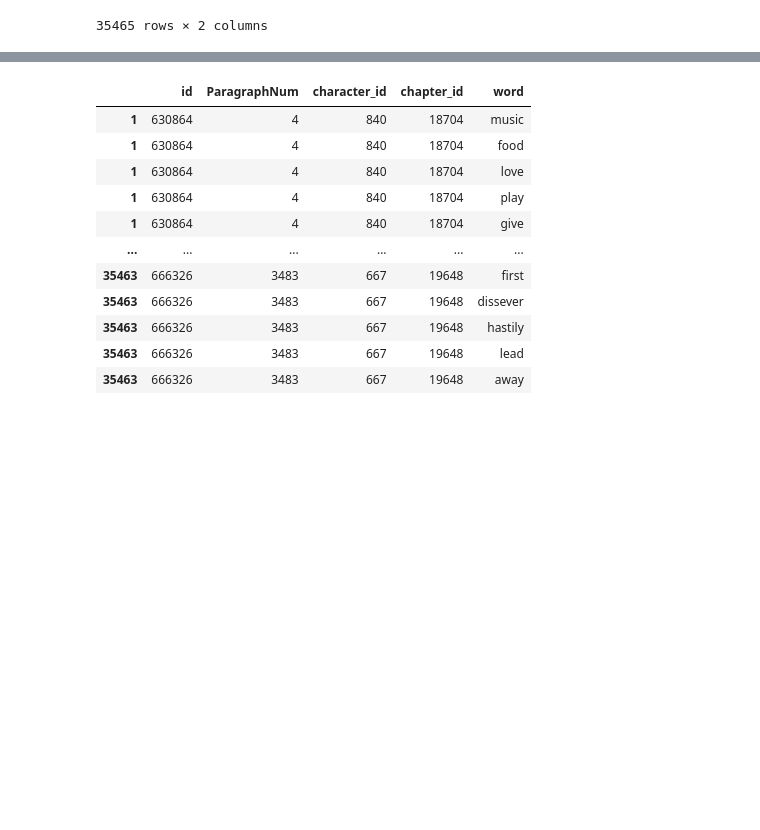
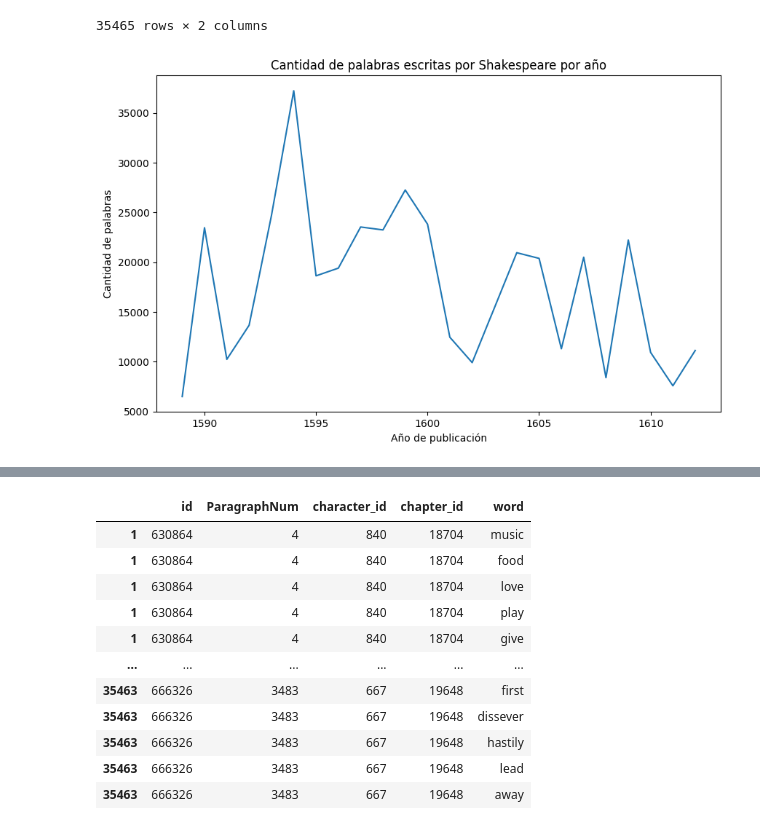
Before and after one commit to guidooooo/mcdaa-introCd, a Jupyter notebook: Tarea_1/Guido-Tarea1.ipynb, the cells around one changed output, grey strips where cells are left out. Drawn from its saved outputs; the diff is of its cells as text; code cells hidden in the pictures; blank space fills up the shorter version.

```diff
--- a/Tarea_1/Guido-Tarea1.ipynb
+++ b/Tarea_1/Guido-Tarea1.ipynb
@@ -704,3 +765,30 @@ df_paragraphs[["CleanText", "WordList"]]
 | 35463 | peace paulina shouldst husband ta... | [peace, paulina, shouldst, husban... |
 | 35464 |  | [] |
 35465 rows × 2 columns
+# %%
+import matplotlib.pyplot as plt
+
+# Unir df_words con df_chapter usando la columna chapter_id
+merged_df = pd.merge(df_words, df_chapter, left_on='chapter_id', right_on='id', how='inner')
+
+# Unir el resultado anterior con df_works usando la columna work_id
+merged_df = pd.merge(merged_df, df_works, left_on='work_id', right_on='id', how='inner')
+
+# Contar la cantidad de palabras por año
+word_count_per_year = merged_df.groupby('Date')['word'].count()
+
+# Crear la figura y los ejes
+fig, ax = plt.subplots(figsize=(10, 6))
+
+# Graficar la cantidad de palabras por año
+word_count_per_year.plot(kind='line', ax=ax)
+
+# Configurar el título y las etiquetas de los ejes
+ax.set_title('Cantidad de palabras escritas por Shakespeare por año')
+ax.set_xlabel('Año de publicación')
+ax.set_ylabel('Cantidad de palabras')
+
+# Mostrar la gráfica
+plt.show()
+# %% [output]
+[figure, added]
```
Also changed, not shown: parts of 6 cells of this notebook.
